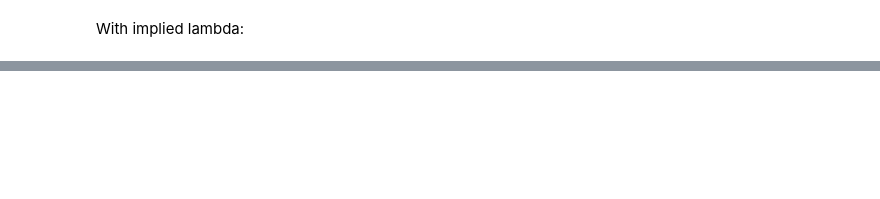
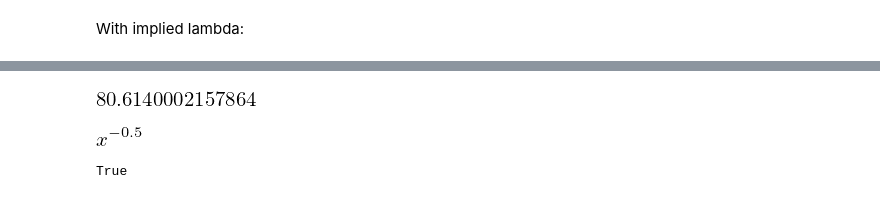
Before and after one commit to pchr8/math3-jupyter, a Jupyter notebook: NichtLin.ipynb, the cells around one changed output, grey strips where cells are left out. Drawn from its saved outputs; the diff is of its cells as text; code cells hidden in the pictures; blank space fills up the shorter version.

```diff
--- a/NichtLin.ipynb
+++ b/NichtLin.ipynb
@@ -141,0 +219,23 @@ nsolve((k1,k2,m,zg1,zg2,zg3),(q1,q2,q3,la1,la2,la3),(0.01,0.001,0.01,0.022,0.022
+# %%
+ex=ss[4];
+ex=ex.subs(q1,res[0])
+ex=ex.subs(q2,res[1])
+ex=ex.subs(q3,res[2])
+ex=ex.subs(q4,res[3])
+ex=ex.subs(q5,res[4])
+ex=ex.subs(la1,res[5])
+ex=ex.subs(la2,res[6])
+ex=ex.subs(la3,res[7])
+ex=ex.subs(la4,res[8])
+ex=ex.subs(la5,res[9])
+ex.evalf()
+# %% [output]
+[figure, added]
+# %%
+x**(-1/2)
+# %% [output]
+[figure, added]
+# %%
+x**(-1/2)==1/x**(1/2)
+# %% [output]
+True
```
Also changed, not shown: parts of 16 cells of this notebook, 1 other file.
